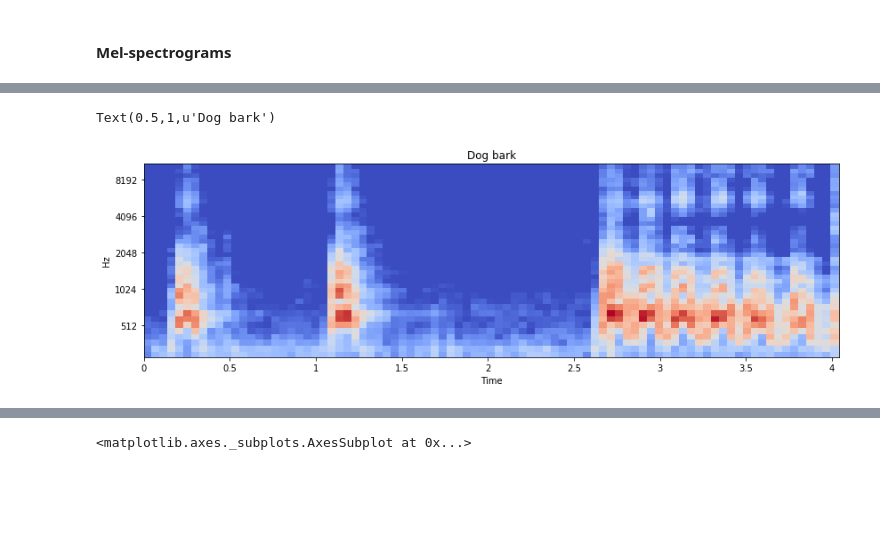
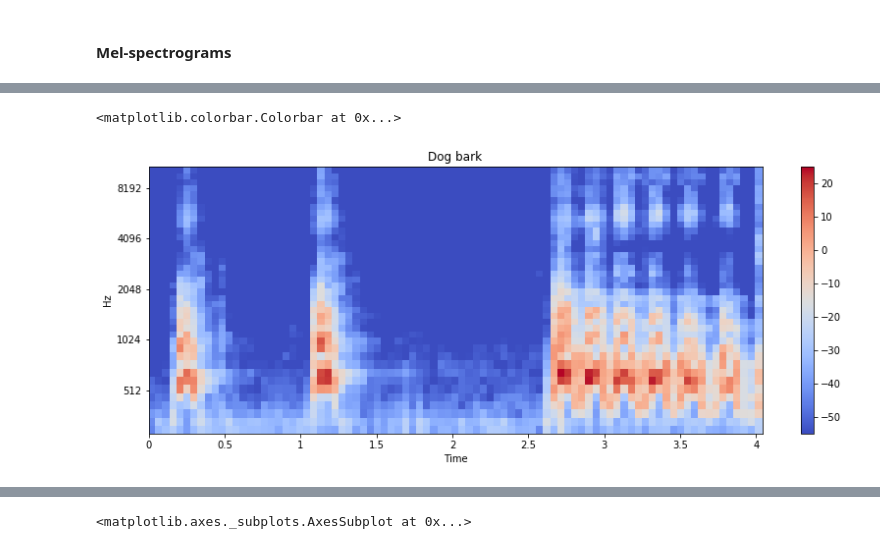
Before and after one commit to iwonasob/DLGdansk, a Jupyter notebook: Introduction_to_sound.ipynb, the cells around one changed output, grey strips where cells are left out. Saved outputs shown, nothing was run; the diff lists cells and outputs as text; code cells hidden in the pictures; blank space fills up the shorter version.

```diff
--- a/Introduction_to_sound.ipynb
+++ b/Introduction_to_sound.ipynb
@@ -195,13 +195,14 @@ Text(0.5,1,u'Jackhammer')
 # %%
 melspec_dog_bark = librosa.feature.melspectrogram( y=None, S=stft_dog_bark, sr=SR, n_fft=N_FFT, hop_length=HOP_SIZE,
         n_mels=N_MELS, htk=True, fmin=0.0, fmax=SR/2.0)
 logmel_dog_bark = librosa.core.logamplitude(melspec_dog_bark, ref=1.0)
 
 librosa.display.specshow(logmel_dog_bark,sr=sr,hop_length=HOP_SIZE, x_axis='time', y_axis='mel')
 plt.title('Dog bark')
+plt.colorbar()
 # %% [output]
-Text(0.5,1,u'Dog bark')
+<matplotlib.colorbar.Colorbar at 0x...>
-[figure, old version]
+[figure, new version]
 # %%
 melspec_children_playing = librosa.feature.melspectrogram( y=None, S=stft_children_playing, sr=SR, n_fft=N_FFT, hop_length=HOP_SIZE,
         n_mels=N_MELS, htk=True, fmin=0.0, fmax=SR/2.0)
```
Also changed, not shown: parts of 11 cells of this notebook, 4 other files.
